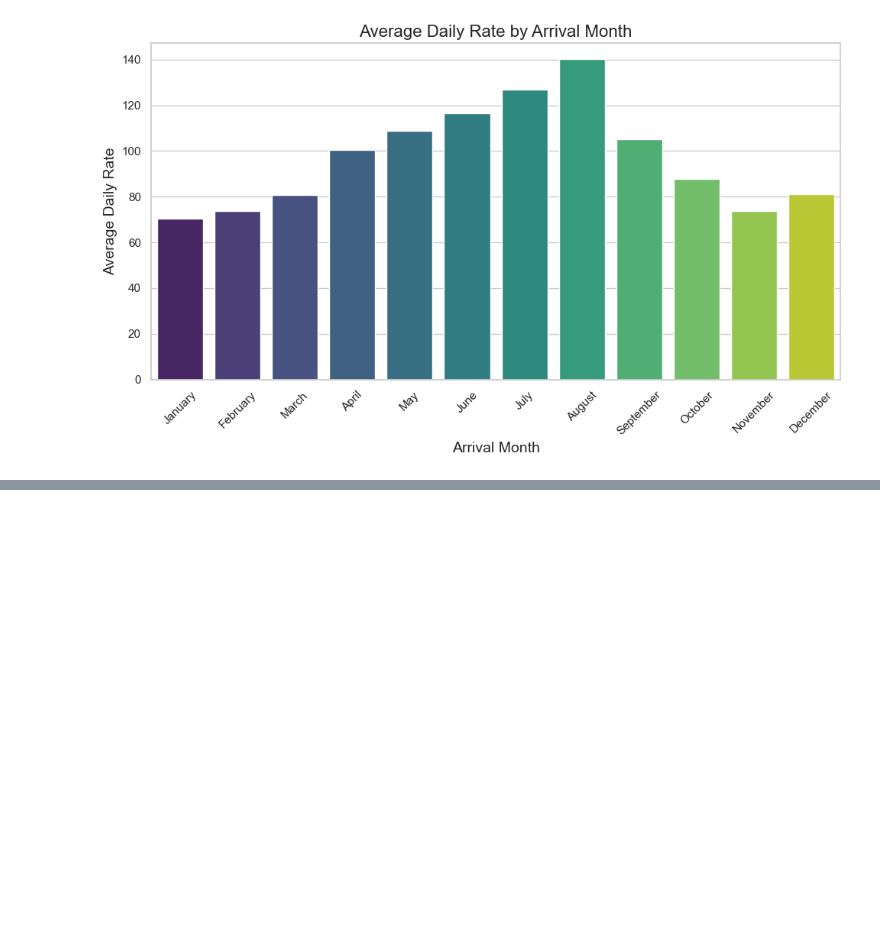
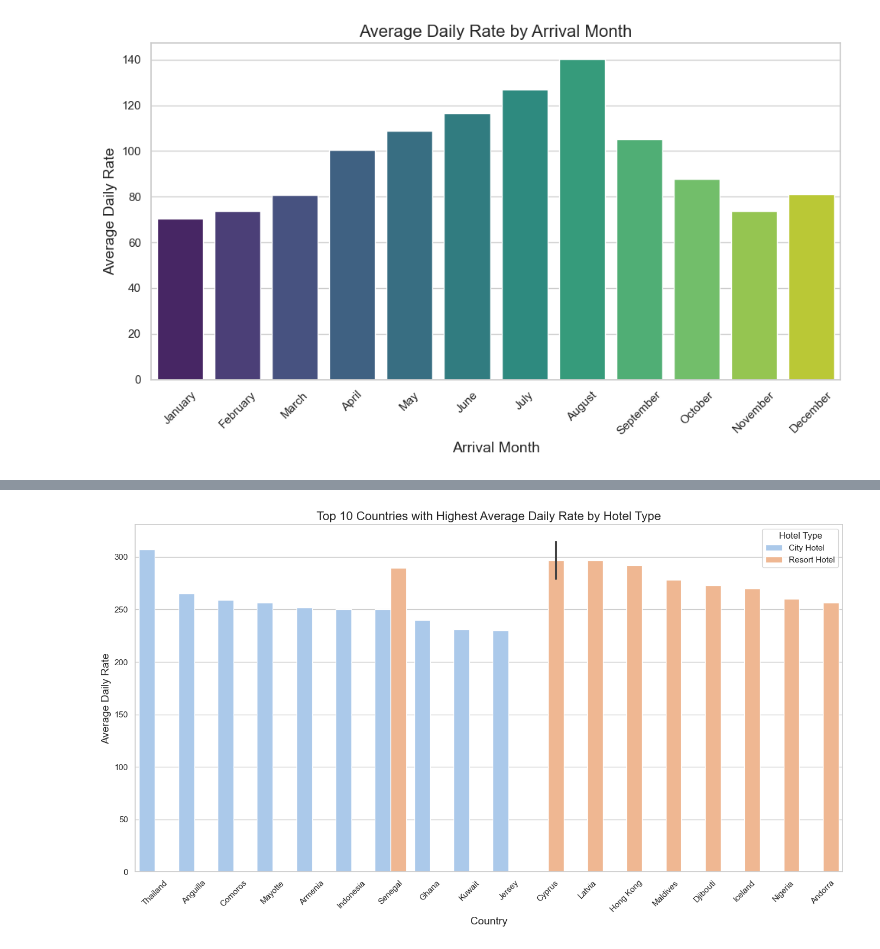
Before and after one commit to Kathyvng/Project1_Group6, a Jupyter notebook: Kathy_Analysis/Hotel_Price_Fluctuations.ipynb, the cells around one changed output, grey strips where cells are left out. Drawn from its saved outputs; the diff is of its cells as text; code cells hidden in the pictures; blank space fills up the shorter version.

```diff
--- a/Kathy_Analysis/Hotel_Price_Fluctuations.ipynb
+++ b/Kathy_Analysis/Hotel_Price_Fluctuations.ipynb
@@ -418,0 +382,18 @@ highest_adr_countries
+# %%
+# Step 1: Filter for city hotels and resort hotels
+filtered_data = hotel_data[hotel_data['Hotel type'].isin(['City Hotel', 'Resort Hotel'])]
+
+# Step 2: Group by country, hotel type, and arrival month to calculate average daily rate
+average_rate_country_month = filtered_data.groupby(['Country', 'Hotel type', 'Arrival Month'])['Average daily rate'].mean().reset_index()
+
+# Step 3: Get top 10 countries by average daily rate for each hotel type
+top_countries = {}
+for hotel_type in ['City Hotel', 'Resort Hotel']:
+    top_countries[hotel_type] = (average_rate_country_month[average_rate_country_month['Hotel type'] == hotel_type]
+                                  .nlargest(10, 'Average daily rate'))
+
+# Step 4: Combine the results for display
+top_countries_combined = pd.concat(top_countries.values()).reset_index(drop=True)
+
+# Display the results
+print(top_countries_combined)
@@ -601,0 +600,28 @@ Passing `palette` without assigning `hue` is deprecated and will be removed in v
+# %%
+# Set the style of the visualization
+sns.set(style="whitegrid")
+
+# Create a bar plot for top countries by average daily rate
+plt.figure(figsize=(14, 8))
+sns.barplot(
+    data=top_countries_combined,
+    x='Country',
+    y='Average daily rate',
+    hue='Hotel type',
+    palette='pastel'
+)
+
+# Add titles and labels
+plt.title('Top 10 Countries with Highest Average Daily Rate by Hotel Type', fontsize=16)
+plt.xlabel('Country', fontsize=14)
+plt.ylabel('Average Daily Rate', fontsize=14)
+plt.xticks(rotation=45)  # Rotate x-axis labels for better readability
+
+# Show the legend
+plt.legend(title='Hotel Type')
+
+# Show the plot
+plt.tight_layout()
+plt.show()
+# %% [output]
+[figure, added]
```
Also changed, not shown: parts of 9 cells of this notebook.
